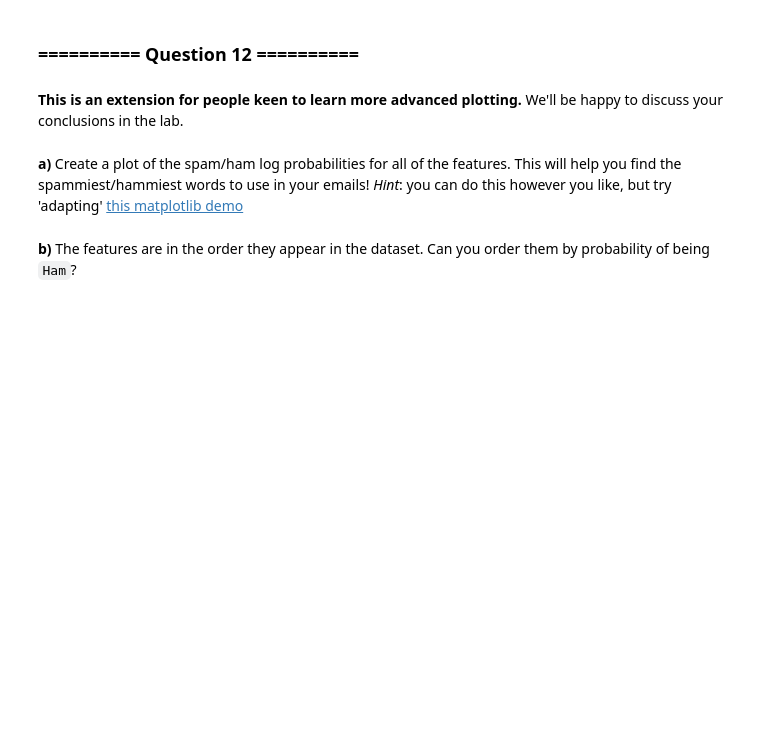
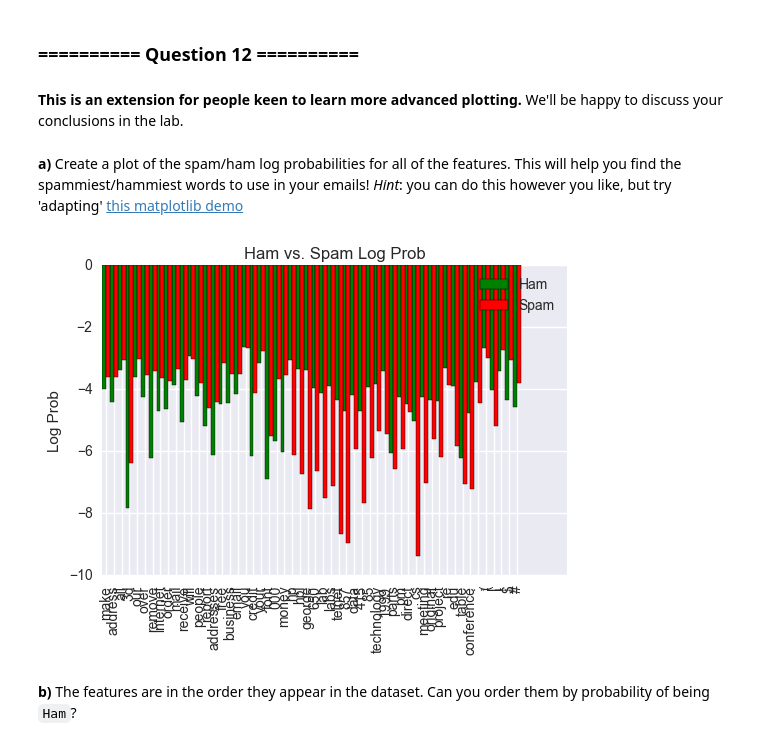
Before and after one commit to repogit44/iaml-4, a Jupyter notebook: 02_Lab_2_Data_analysis_visualisation.ipynb, the cells around one changed output. Saved outputs shown, nothing was run; the diff lists cells and outputs as text; code cells hidden in the pictures; blank space fills up the shorter version.

```diff
--- a/02_Lab_2_Data_analysis_visualisation.ipynb
+++ b/02_Lab_2_Data_analysis_visualisation.ipynb
@@ -304,0 +297,3 @@ The empirical log probability of input features given a class $P\left(x_i  |  y\
+# %%
+flp = mnb.feature_log_prob_
+flp.shape
@@ -337,2 +360,20 @@ For the final part of this section we will now pretend we are spammers wishing t
+# %%
+fig, ax = plt.subplots()
+ind = np.arange(flp.shape[1])
+width = 0.5
+hbs = ax.bar(ind, flp[0], width, color = 'g')
+sbs = ax.bar(ind + width, flp[1], width, color = 'r')
+
+ax.set_ylabel('Log Prob')
+ax.set_title('Ham vs. Spam Log Prob')
+ax.set_xticks(ind + width)
+ax.set_xticklabels(spambase_binary[:-1])
+ax.legend((hbs[0], sbs[0]), ('Ham', 'Spam'))
+
+plt.xticks(rotation = 'vertical')
+
+plt.show()
+# %% [output]
+[figure, added]
 # %% [markdown]
 **b)** The features are in the order they appear in the dataset. Can you order them by probability of being `Ham`?
```
Also changed, not shown: parts of 35 cells of this notebook.
